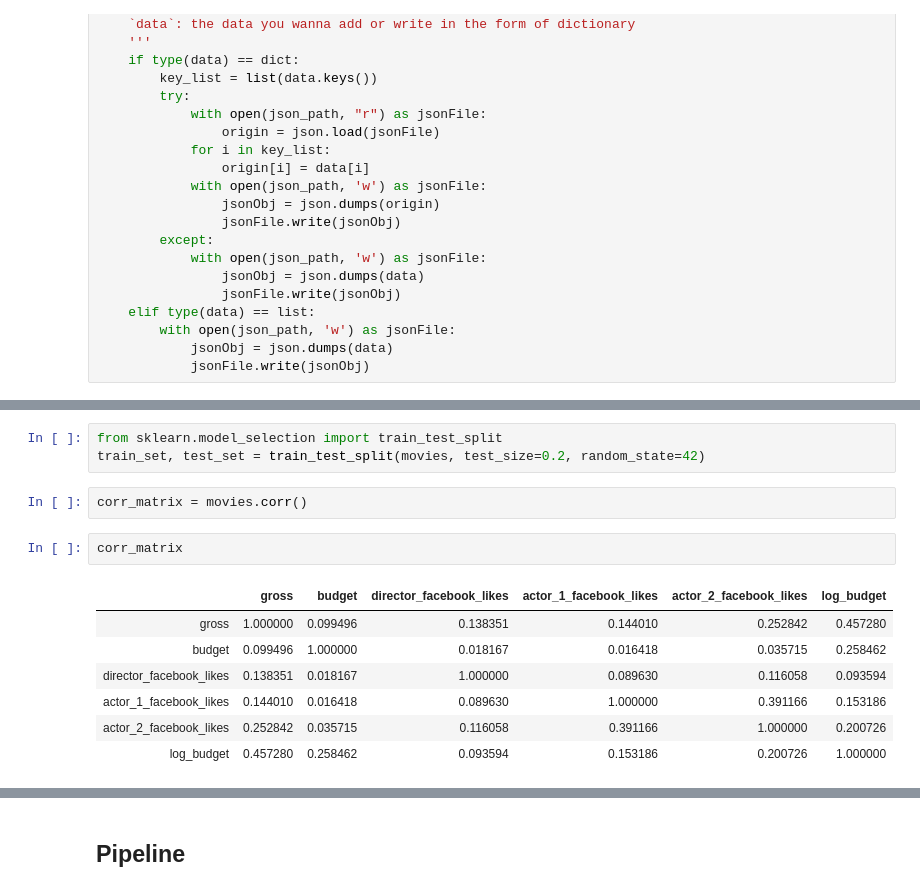
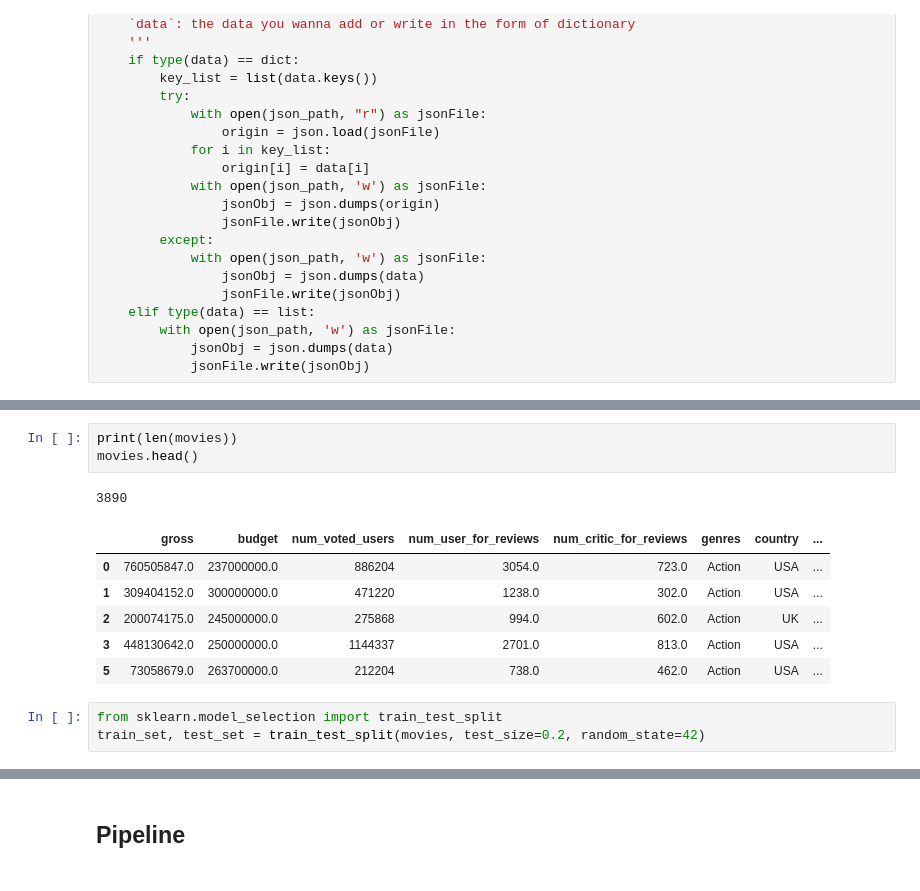
Before and after one commit to ZavierLyu/box-office-predictor, a Jupyter notebook: train/box-office-predictor.ipynb, the cells around one changed output, grey strips where cells are left out. Saved outputs shown, nothing was run; the diff lists cells and outputs as text.

```diff
--- a/train/box-office-predictor.ipynb
+++ b/train/box-office-predictor.ipynb
@@ -87,15 +102,14 @@ plt.show()
+# %%
+print(len(movies))
+movies.head()
+# %% [output]
+3890
+|  | gross | budget | num_voted_users | num_user_for_reviews | num_critic_for_reviews | genres | country | ... |
+| 0 | 760505847.0 | 237000000.0 | 886204 | 3054.0 | 723.0 | Action | USA | ... |
+| 1 | 309404152.0 | 300000000.0 | 471220 | 1238.0 | 302.0 | Action | USA | ... |
+| 2 | 200074175.0 | 245000000.0 | 275868 | 994.0 | 602.0 | Action | UK | ... |
+| 3 | 448130642.0 | 250000000.0 | 1144337 | 2701.0 | 813.0 | Action | USA | ... |
+| 5 | 73058679.0 | 263700000.0 | 212204 | 738.0 | 462.0 | Action | USA | ... |
 # %%
 from sklearn.model_selection import train_test_split
 train_set, test_set = train_test_split(movies, test_size=0.2, random_state=42)
-# %%
-corr_matrix = movies.corr()
-# %%
-corr_matrix
-# %% [output]
-|  | gross | budget | director_facebook_likes | actor_1_facebook_likes | actor_2_facebook_likes | log_budget |
-| gross | 1.000000 | 0.099496 | 0.138351 | 0.144010 | 0.252842 | 0.457280 |
-| budget | 0.099496 | 1.000000 | 0.018167 | 0.016418 | 0.035715 | 0.258462 |
-| director_facebook_likes | 0.138351 | 0.018167 | 1.000000 | 0.089630 | 0.116058 | 0.093594 |
-| actor_1_facebook_likes | 0.144010 | 0.016418 | 0.089630 | 1.000000 | 0.391166 | 0.153186 |
-| actor_2_facebook_likes | 0.252842 | 0.035715 | 0.116058 | 0.391166 | 1.000000 | 0.200726 |
-| log_budget | 0.457280 | 0.258462 | 0.093594 | 0.153186 | 0.200726 | 1.000000 |
```
Also changed, not shown: parts of 19 cells of this notebook, 16 other files.
